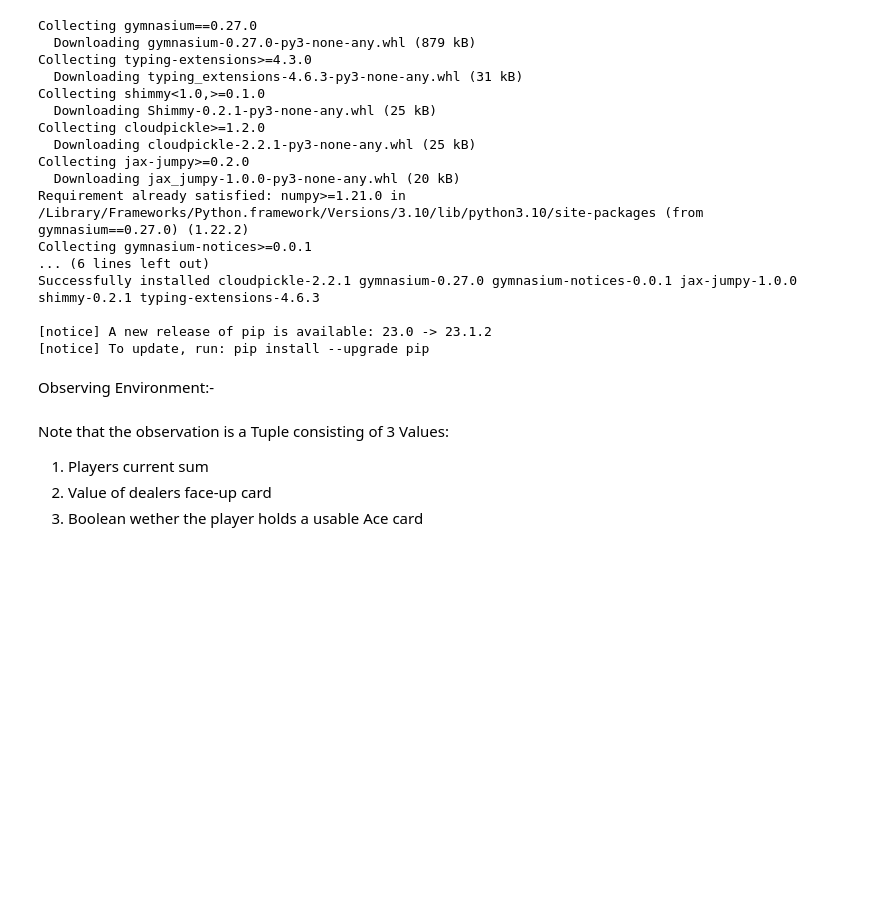
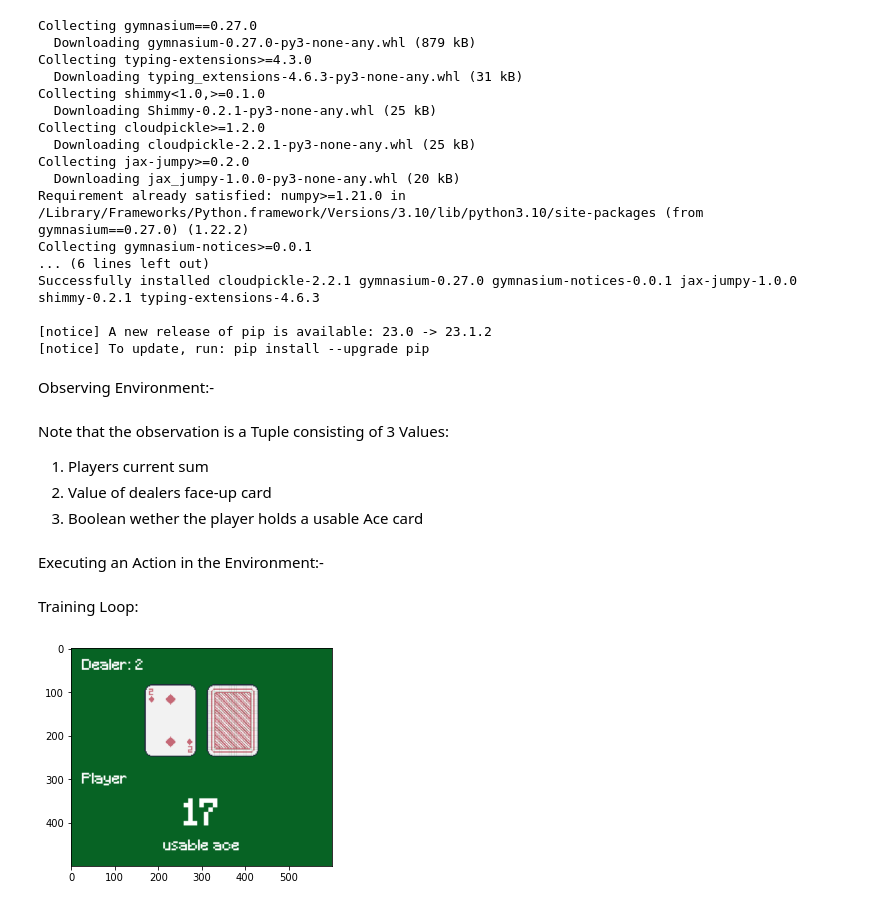
Before and after one commit to YashDalwani/Reinforcement-Learning, a Jupyter notebook: RL_BlackJack_Gymnasium.ipynb, the cells around one changed output. Cells and saved outputs as stored; diff of their text form; code cells hidden in the pictures; blank space fills up the shorter version.

```diff
--- a/RL_BlackJack_Gymnasium.ipynb
+++ b/RL_BlackJack_Gymnasium.ipynb
@@ -71,3 +71,9 @@ Note that the observation is a Tuple consisting of 3 Values:
 1. Players current sum
 2. Value of dealers face-up card
 3. Boolean wether the player holds a usable Ace card
+# %% [markdown]
+Executing an Action in the Environment:-
+# %%
+action = env.action_space.sample()
+
+observation, reward, terminated, truncated, info = env.step(action)
@@ -73,0 +145,38 @@ Note that the observation is a Tuple consisting of 3 Values:
+# %% [markdown]
+Training Loop:
+# %%
+# hyperparameters
+learning_rate = 0.01
+n_episodes = 1000
+start_epsilon = 1.0
+epsilon_decay = start_epsilon / (n_episodes / 2)  # reduce the exploration over time
+final_epsilon = 0.1
+
+agent = BlackjackAgent(
+    learning_rate=learning_rate,
+    initial_epsilon=start_epsilon,
+    epsilon_decay=epsilon_decay,
+    final_epsilon=final_epsilon,
+)
+# %%
+from IPython.display import clear_output
+env = gym.wrappers.RecordEpisodeStatistics(env, deque_size=n_episodes)
+for episode in tqdm(range(n_episodes)):
+    obs, info = env.reset()
+    done = False
+    clear_output()
+
+    while not done:
+        action = agent.get_action(obs)
+        next_obs, reward, terminated, truncated, info = env.step(action)
+
+        agent.update(obs, action, reward, terminated, next_obs)
+        frame = env.render()
+        plt.imshow(frame)
+        plt.show()
+        done = terminated or truncated
+        obs = next_obs
+
+    agent.decay_epsilon()
+# %% [output]
+[figure, added]
```
Also changed, not shown: parts of 4 cells of this notebook.
